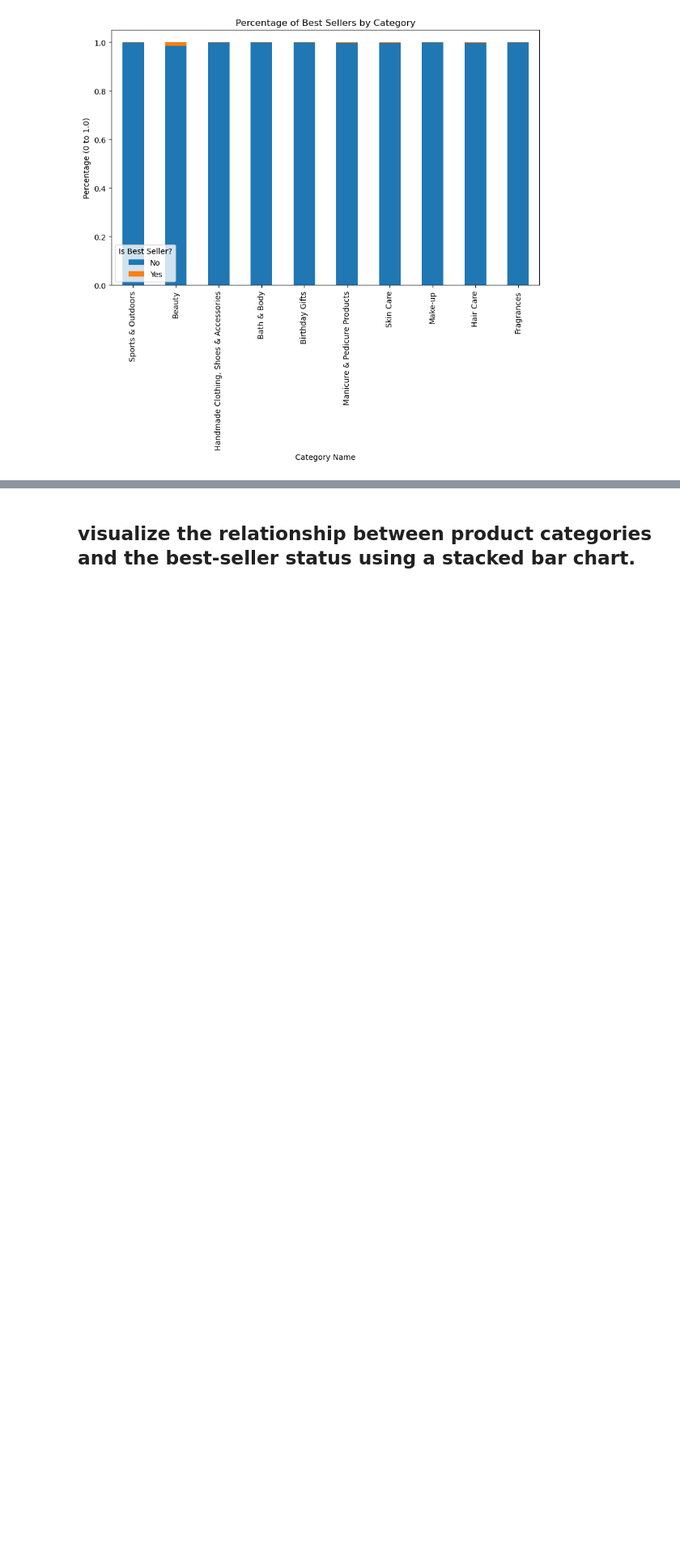
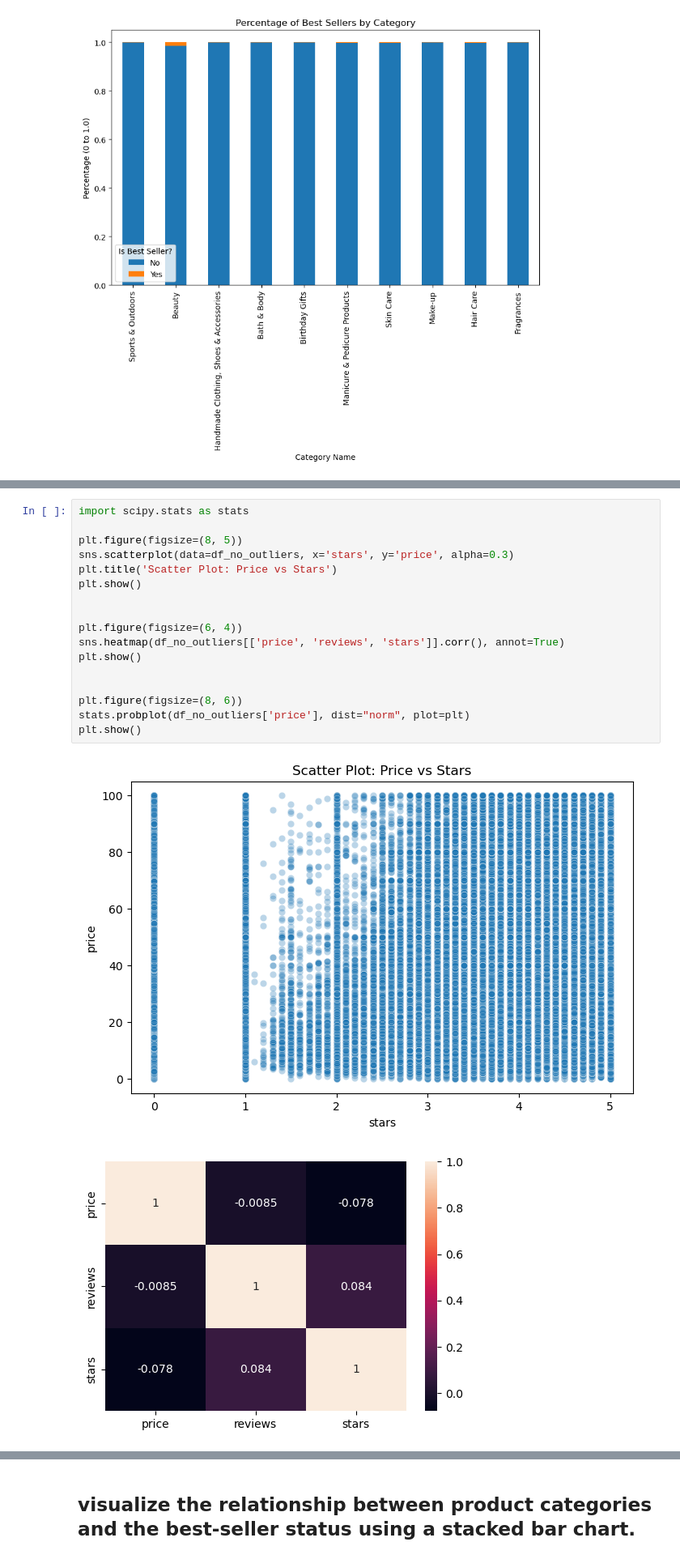
Before and after one commit to Hazzardbx/lab-eda-bivariate, a Jupyter notebook: Bivariate_lab.ipynb, the cells around one changed output, grey strips where cells are left out. Shown at 81% size. Drawn from its saved outputs; the diff is of its cells as text; blank space fills up the shorter version.

```diff
--- a/Bivariate_lab.ipynb
+++ b/Bivariate_lab.ipynb
@@ -72,0 +180,20 @@ plt.show()
+# %%
+import scipy.stats as stats
+
+plt.figure(figsize=(8, 5))
+sns.scatterplot(data=df_no_outliers, x='stars', y='price', alpha=0.3)
+plt.title('Scatter Plot: Price vs Stars')
+plt.show()
+
+
+plt.figure(figsize=(6, 4))
+sns.heatmap(df_no_outliers[['price', 'reviews', 'stars']].corr(), annot=True)
+plt.show()
+
+
+plt.figure(figsize=(8, 6))
+stats.probplot(df_no_outliers['price'], dist="norm", plot=plt)
+plt.show()
+# %% [output]
+[figure, added]
+[figure, added]
```
Also changed, not shown: parts of 18 cells of this notebook, 1 other file.
